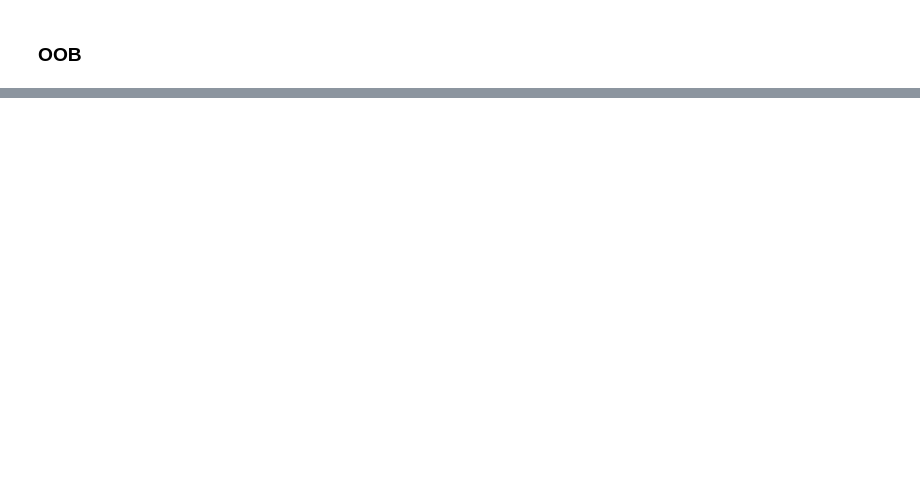
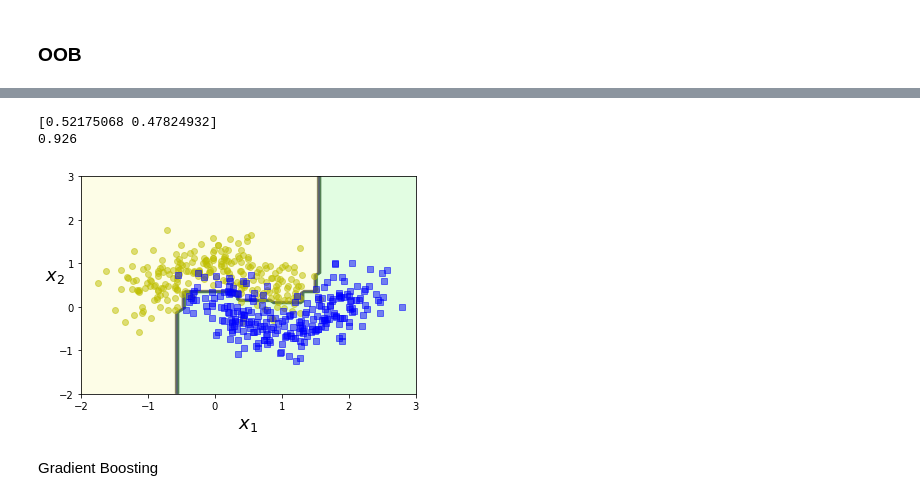
Before and after one commit to Daivar/ML-models-training, a Jupyter notebook: Ensembles.ipynb, the cells around one changed output, grey strips where cells are left out. Drawn from its saved outputs; the diff is of its cells as text; code cells hidden in the pictures; blank space fills up the shorter version.

```diff
--- a/Ensembles.ipynb
+++ b/Ensembles.ipynb
@@ -278,0 +589,10 @@ print(bag_clf.oob_score_)
+# %%
+plot_decision_boundary(ada_clf, X_train, y_train, axes=[-2, 3, -2, 3]) # X_train[:, 2:]
+print(ada_clf.feature_importances_)
+print(accuracy_score(y_train, ada_clf.predict(X_train))) # X_train[:, 2:]
+# %% [output]
+[0.52175068 0.47824932]
+0.926
+[figure, added]
+# %% [markdown]
+Gradient Boosting
```
Also changed, not shown: parts of 19 cells of this notebook.
